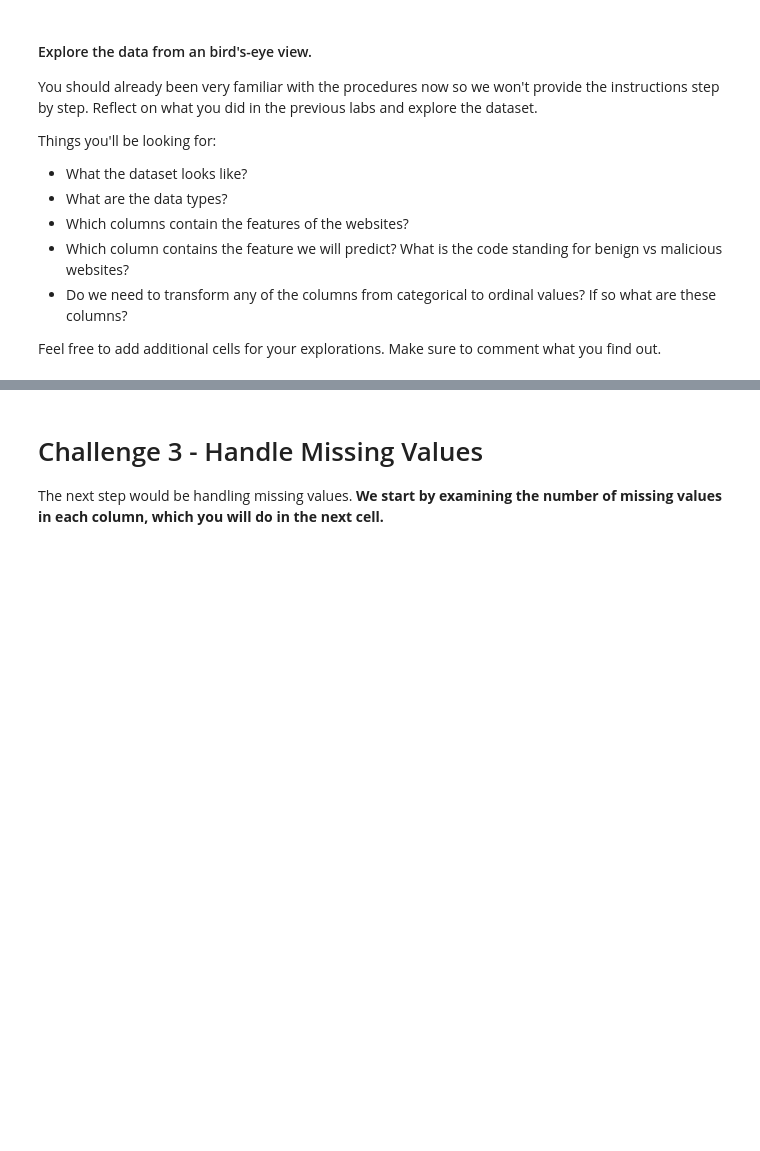
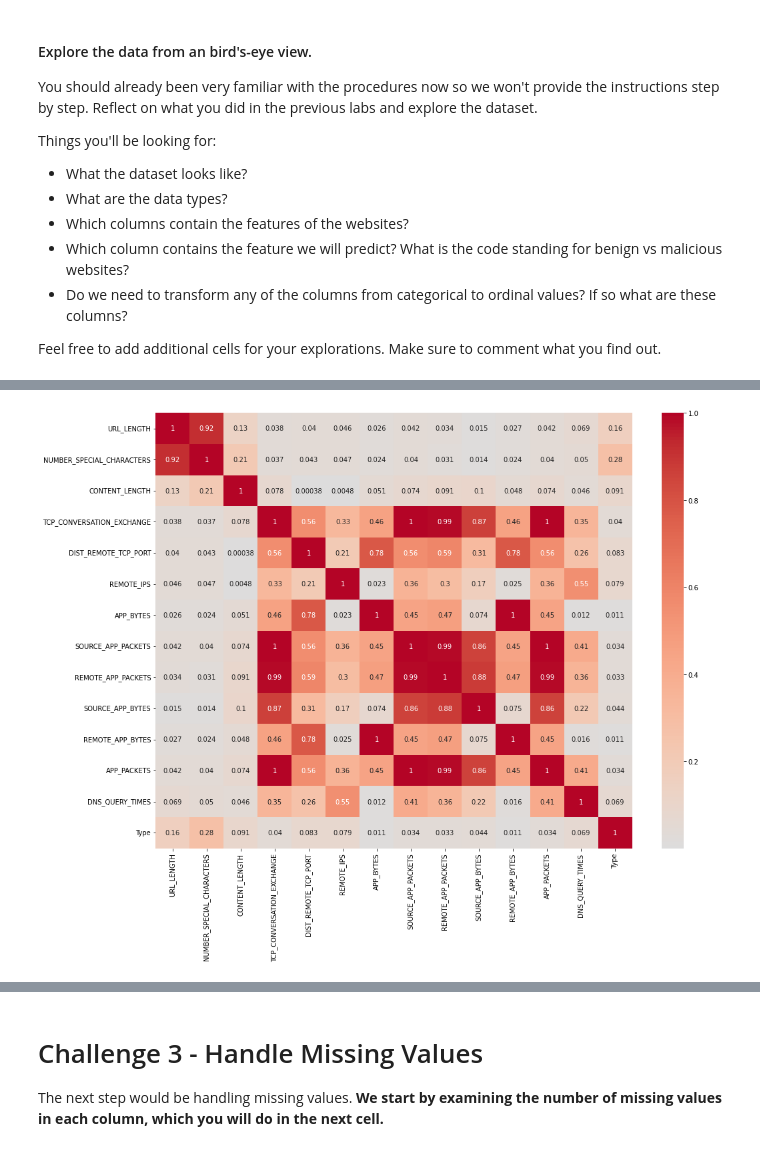
Before and after one commit to Ironhack-data-bcn-january-2023/lab-supervised-learning, a Jupyter notebook: your-code/main.ipynb, the cells around one changed output, grey strips where cells are left out. Cells and saved outputs as stored; diff of their text form; code cells hidden in the pictures; blank space fills up the shorter version.

```diff
--- a/your-code/main.ipynb
+++ b/your-code/main.ipynb
@@ -36,0 +92,10 @@ Feel free to add additional cells for your explorations. Make sure to comment wh
+# %%
+numeric_cols = websites.select_dtypes(include=['float64', 'int64'])
+
+corr_matrix = numeric_cols.corr().abs()
+# %%
+plt.figure(figsize=(16, 12))
+sns.heatmap(corr_matrix, cmap='coolwarm', annot=True, center=0)
+plt.show()
+# %% [output]
+[figure, added]
```
Also changed, not shown: parts of 60 cells of this notebook.
